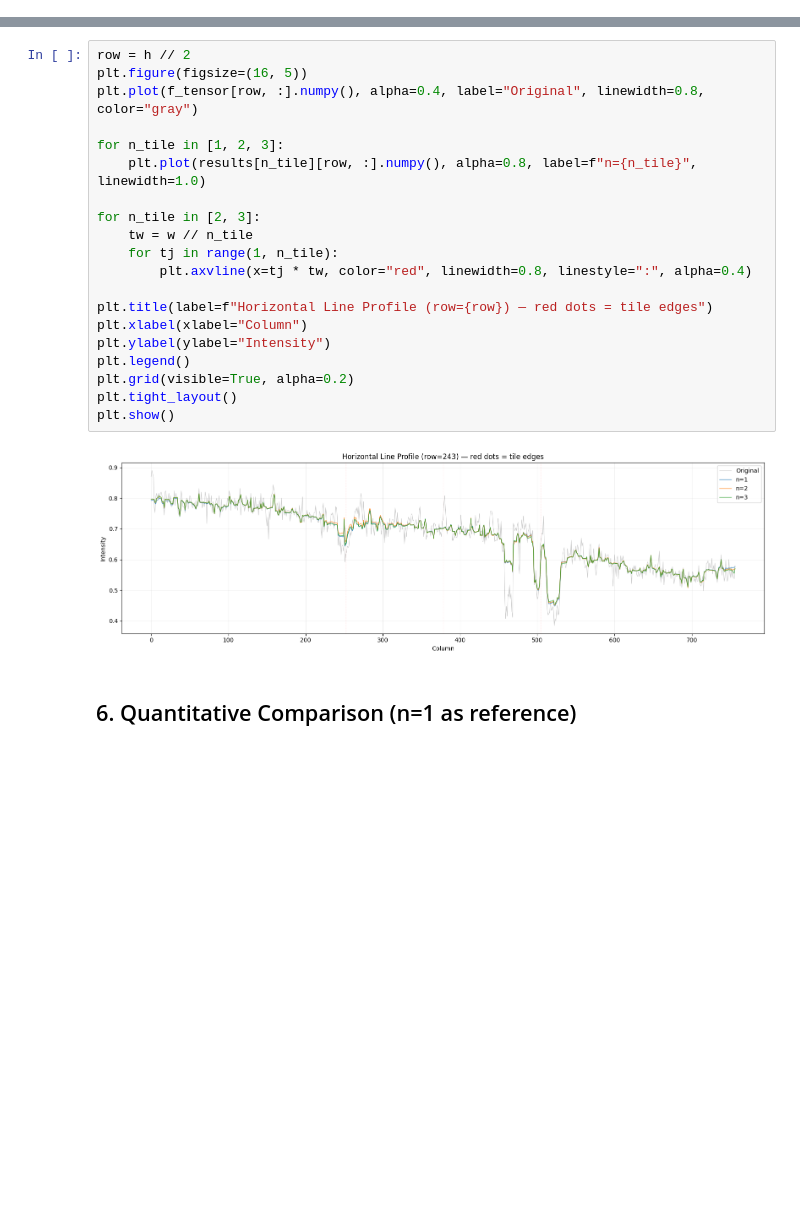
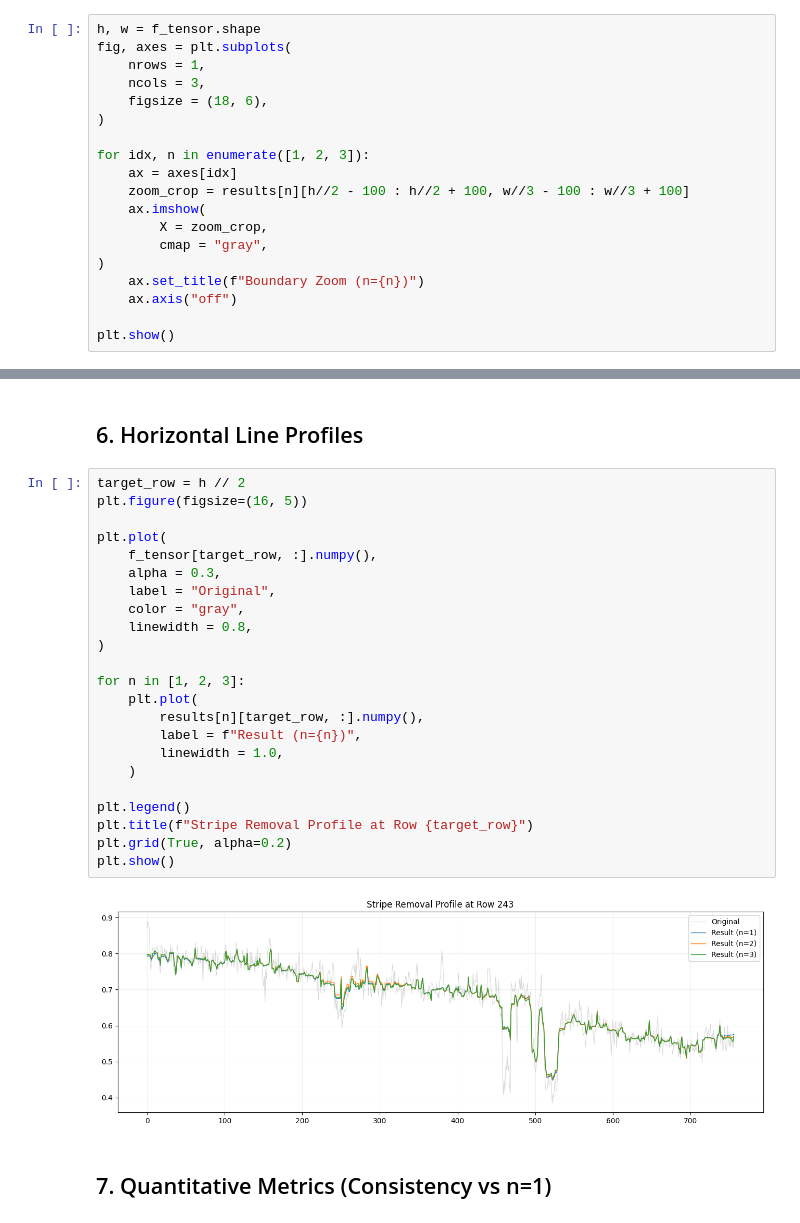
Before and after one commit to phykn/universal-stripe-remover, a Jupyter notebook: test.ipynb, the cells around one changed output, grey strips where cells are left out. Saved outputs shown, nothing was run; the diff lists cells and outputs as text; blank space fills up the shorter version.

```diff
--- a/test.ipynb
+++ b/test.ipynb
@@ -170,0 +122,19 @@ plt.show()
+# %%
+h, w = f_tensor.shape
+fig, axes = plt.subplots(
+    nrows = 1,
+    ncols = 3,
+    figsize = (18, 6),
+)
+
+for idx, n in enumerate([1, 2, 3]):
+    ax = axes[idx]
+    zoom_crop = results[n][h//2 - 100 : h//2 + 100, w//3 - 100 : w//3 + 100]
+    ax.imshow(
+        X = zoom_crop,
+        cmap = "gray",
+)
+    ax.set_title(f"Boundary Zoom (n={n})")
+    ax.axis("off")
+
+plt.show()
@@ -171,25 +143,30 @@ plt.show()
+# %% [markdown]
+## 6. Horizontal Line Profiles
 # %%
-row = h // 2
+target_row = h // 2
 plt.figure(figsize=(16, 5))
-plt.plot(f_tensor[row, :].numpy(), alpha=0.4, label="Original", linewidth=0.8, color="gray")
 
-for n_tile in [1, 2, 3]:
-    plt.plot(results[n_tile][row, :].numpy(), alpha=0.8, label=f"n={n_tile}", linewidth=1.0)
+plt.plot(
+    f_tensor[target_row, :].numpy(),
+    alpha = 0.3,
+    label = "Original",
+    color = "gray",
+    linewidth = 0.8,
+)
 
-for n_tile in [2, 3]:
-    tw = w // n_tile
-    for tj in range(1, n_tile):
-        plt.axvline(x=tj * tw, color="red", linewidth=0.8, linestyle=":", alpha=0.4)
+for n in [1, 2, 3]:
+    plt.plot(
+        results[n][target_row, :].numpy(),
+        label = f"Result (n={n})",
+        linewidth = 1.0,
+    )
 
-plt.title(label=f"Horizontal Line Profile (row={row}) — red dots = tile edges")
-plt.xlabel(xlabel="Column")
-plt.ylabel(ylabel="Intensity")
 plt.legend()
-plt.grid(visible=True, alpha=0.2)
-plt.tight_layout()
+plt.title(f"Stripe Removal Profile at Row {target_row}")
+plt.grid(True, alpha=0.2)
 plt.show()
 # %% [output]
-[figure, old version]
+[figure, new version]
 # %% [markdown]
-## 6. Quantitative Comparison (n=1 as reference)
+## 7. Quantitative Metrics (Consistency vs n=1)
 # %%
```
Also changed, not shown: parts of 21 cells of this notebook, 3 other files.
